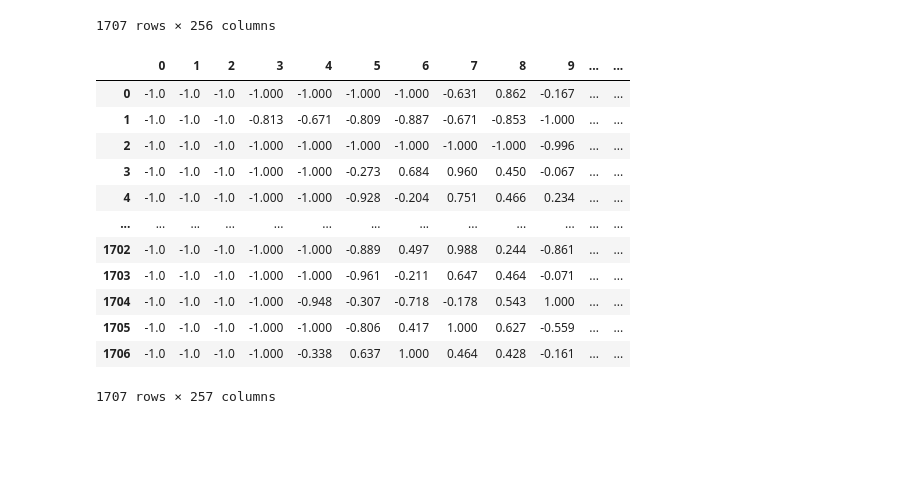
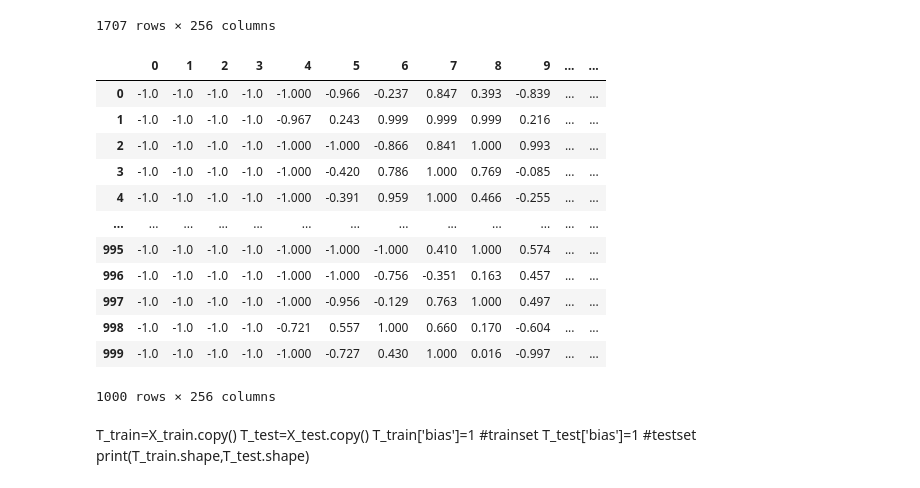
Before and after one commit to LaurensSchinkelshoek/IDL, a Jupyter notebook: assignment1/A1_JG_and_LJSedit7_10.ipynb, the cells around one changed output. Cells and saved outputs as stored; diff of their text form; code cells hidden in the pictures; blank space fills up the shorter version.

```diff
--- a/assignment1/A1_JG_and_LJSedit7_10.ipynb
+++ b/assignment1/A1_JG_and_LJSedit7_10.ipynb
@@ -275,3 +234,10 @@ biasdf
+# %%
+X_train = pd.read_csv('./data/train_in.csv',header=None)
+Y_train = pd.read_csv('./data/train_out.csv',header=None)
+X_test = pd.read_csv('./data/test_in.csv',header=None)
+Y_test = pd.read_csv('./data/test_out.csv',header=None)
+df_train = X_train.copy()
+df_train['label']=Y_train
 # %%
 X_train
 # %% [output]
@@ -288,20 +254,25 @@ X_train
 | 1705 | -1.0 | -1.0 | -1.0 | -1.000 | -1.000 | -0.806 | 0.417 | 1.000 | 0.627 | -0.559 | ... | ... |
 | 1706 | -1.0 | -1.0 | -1.0 | -1.000 | -0.338 | 0.637 | 1.000 | 0.464 | 0.428 | -0.161 | ... | ... |
 1707 rows × 256 columns
-# %%
-X_train.append(biasdf) #dit gaat niet goed
-pd.concat([X_train,biasdf],axis=1)
-# %% [output]
-|  | 0 | 1 | 2 | 3 | 4 | 5 | 6 | 7 | 8 | 9 | ... | ... |
-| 0 | -1.0 | -1.0 | -1.0 | -1.000 | -1.000 | -1.000 | -1.000 | -0.631 | 0.862 | -0.167 | ... | ... |
-| 1 | -1.0 | -1.0 | -1.0 | -0.813 | -0.671 | -0.809 | -0.887 | -0.671 | -0.853 | -1.000 | ... | ... |
-| 2 | -1.0 | -1.0 | -1.0 | -1.000 | -1.000 | -1.000 | -1.000 | -1.000 | -1.000 | -0.996 | ... | ... |
-| 3 | -1.0 | -1.0 | -1.0 | -1.000 | -1.000 | -0.273 | 0.684 | 0.960 | 0.450 | -0.067 | ... | ... |
-| 4 | -1.0 | -1.0 | -1.0 | -1.000 | -1.000 | -0.928 | -0.204 | 0.751 | 0.466 | 0.234 | ... | ... |
-| ... | ... | ... | ... | ... | ... | ... | ... | ... | ... | ... | ... | ... |
-| 1702 | -1.0 | -1.0 | -1.0 | -1.000 | -1.000 | -0.889 | 0.497 | 0.988 | 0.244 | -0.861 | ... | ... |
-| 1703 | -1.0 | -1.0 | -1.0 | -1.000 | -1.000 | -0.961 | -0.211 | 0.647 | 0.464 | -0.071 | ... | ... |
-| 1704 | -1.0 | -1.0 | -1.0 | -1.000 | -0.948 | -0.307 | -0.718 | -0.178 | 0.543 | 1.000 | ... | ... |
-| 1705 | -1.0 | -1.0 | -1.0 | -1.000 | -1.000 | -0.806 | 0.417 | 1.000 | 0.627 | -0.559 | ... | ... |
-| 1706 | -1.0 | -1.0 | -1.0 | -1.000 | -0.338 | 0.637 | 1.000 | 0.464 | 0.428 | -0.161 | ... | ... |
-1707 rows × 257 columns
+# %%
+X_test
+# %% [output]
+|  | 0 | 1 | 2 | 3 | 4 | 5 | 6 | 7 | 8 | 9 | ... | ... |
+| 0 | -1.0 | -1.0 | -1.0 | -1.0 | -1.000 | -0.966 | -0.237 | 0.847 | 0.393 | -0.839 | ... | ... |
+| 1 | -1.0 | -1.0 | -1.0 | -1.0 | -0.967 | 0.243 | 0.999 | 0.999 | 0.999 | 0.216 | ... | ... |
+| 2 | -1.0 | -1.0 | -1.0 | -1.0 | -1.000 | -1.000 | -0.866 | 0.841 | 1.000 | 0.993 | ... | ... |
+| 3 | -1.0 | -1.0 | -1.0 | -1.0 | -1.000 | -0.420 | 0.786 | 1.000 | 0.769 | -0.085 | ... | ... |
+| 4 | -1.0 | -1.0 | -1.0 | -1.0 | -1.000 | -0.391 | 0.959 | 1.000 | 0.466 | -0.255 | ... | ... |
+| ... | ... | ... | ... | ... | ... | ... | ... | ... | ... | ... | ... | ... |
+| 995 | -1.0 | -1.0 | -1.0 | -1.0 | -1.000 | -1.000 | -1.000 | 0.410 | 1.000 | 0.574 | ... | ... |
+| 996 | -1.0 | -1.0 | -1.0 | -1.0 | -1.000 | -1.000 | -0.756 | -0.351 | 0.163 | 0.457 | ... | ... |
+| 997 | -1.0 | -1.0 | -1.0 | -1.0 | -1.000 | -0.956 | -0.129 | 0.763 | 1.000 | 0.497 | ... | ... |
+| 998 | -1.0 | -1.0 | -1.0 | -1.0 | -0.721 | 0.557 | 1.000 | 0.660 | 0.170 | -0.604 | ... | ... |
+| 999 | -1.0 | -1.0 | -1.0 | -1.0 | -1.000 | -0.727 | 0.430 | 1.000 | 0.016 | -0.997 | ... | ... |
+1000 rows × 256 columns
+# %% [markdown]
+T_train=X_train.copy()
+T_test=X_test.copy()
+T_train['bias']=1 #trainset
+T_test['bias']=1 #testset
+print(T_train.shape,T_test.shape)
```
Also changed, not shown: parts of 17 cells of this notebook.
